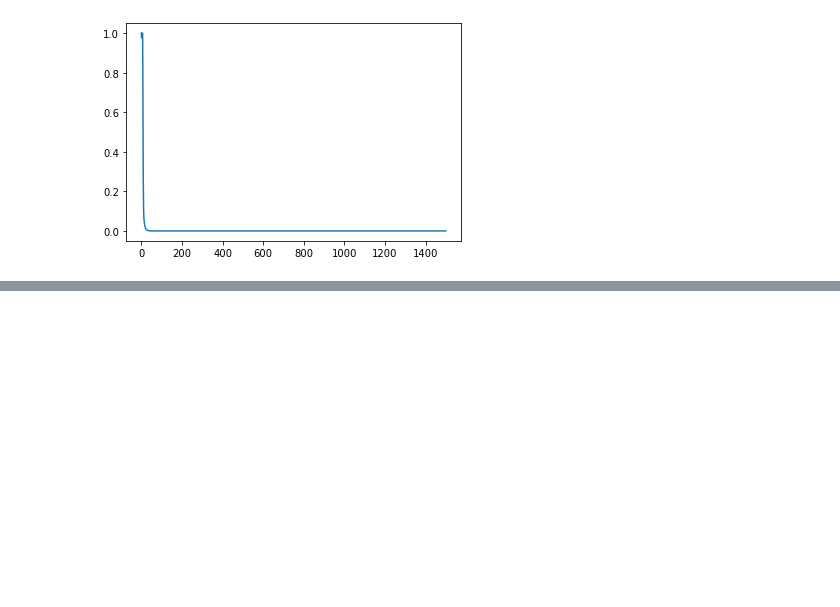
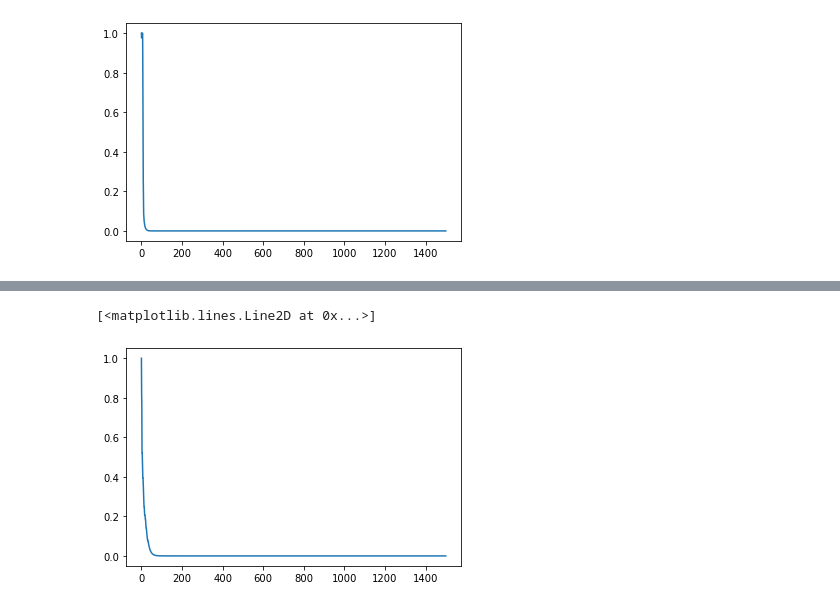
Before and after one commit to spertus/UI-TS, a Jupyter notebook: Code/empiricalBernstein.ipynb, the cells around one changed output, grey strips where cells are left out. Saved outputs shown, nothing was run; the diff lists cells and outputs as text; code cells hidden in the pictures; blank space fills up the shorter version.

```diff
--- a/Code/empiricalBernstein.ipynb
+++ b/Code/empiricalBernstein.ipynb
@@ -108,0 +144,6 @@ plt.plot(min_log_mart)
+# %%
+#p_value
+plt.plot(p_value)
+# %% [output]
+[<matplotlib.lines.Line2D at 0x...>]
+[figure, added]
```
Also changed, not shown: parts of 15 cells of this notebook.
